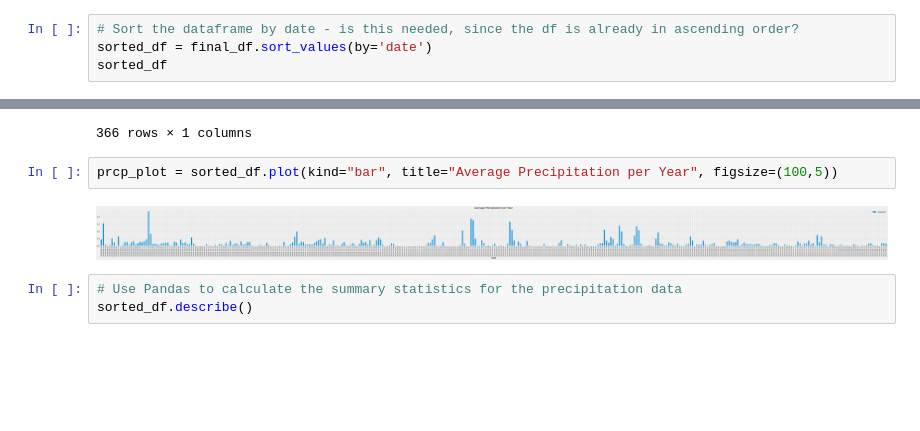
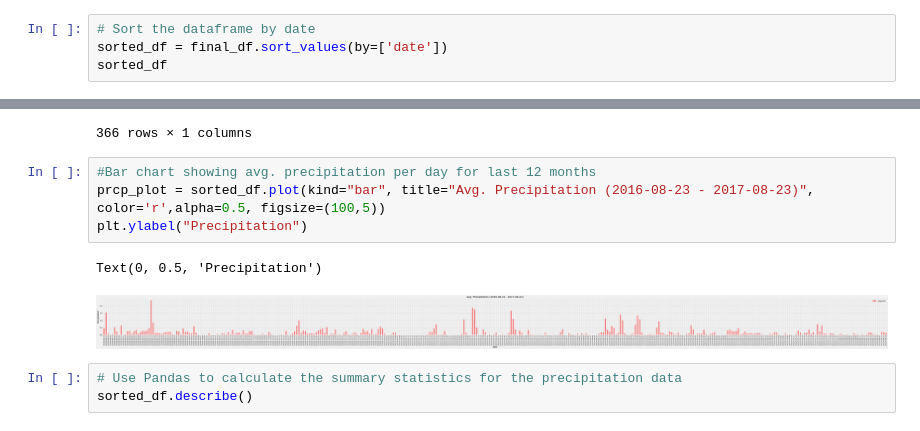
Before and after one commit to shamikasule/sqlalchemy-challenge, a Jupyter notebook: climate_starter.ipynb, the cells around one changed output, grey strips where cells are left out. Cells and saved outputs as stored; diff of their text form; blank space fills up the shorter version.

```diff
--- a/climate_starter.ipynb
+++ b/climate_starter.ipynb
@@ -151,8 +156,8 @@ final_df
 | 2017-08-23 | 0.13 |
 366 rows × 1 columns
 # %%
-# Sort the dataframe by date - is this needed, since the df is already in ascending order?
-sorted_df = final_df.sort_values(by='date')
+# Sort the dataframe by date
+sorted_df = final_df.sort_values(by=['date'])
 sorted_df
 # %% [output]
 |  | avg_prcp |
@@ -169,10 +174,13 @@ sorted_df
 | 2017-08-22 | 0.17 |
 | 2017-08-23 | 0.13 |
 366 rows × 1 columns
-# %%
-prcp_plot = sorted_df.plot(kind="bar", title="Average Precipitation per Year", figsize=(100,5))
-# %% [output]
-[figure, removed]
+# %%
+#Bar chart showing avg. precipitation per day for last 12 months
+prcp_plot = sorted_df.plot(kind="bar", title="Avg. Precipitation (2016-08-23 - 2017-08-23)", color='r',alpha=0.5, figsize=(100,5))
+plt.ylabel("Precipitation")
+# %% [output]
+Text(0, 0.5, 'Precipitation')
+[figure, added]
 # %%
 # Use Pandas to calculate the summary statistics for the precipitation data
 sorted_df.describe()
```
Also changed, not shown: parts of 21 cells of this notebook, 3 other files.
